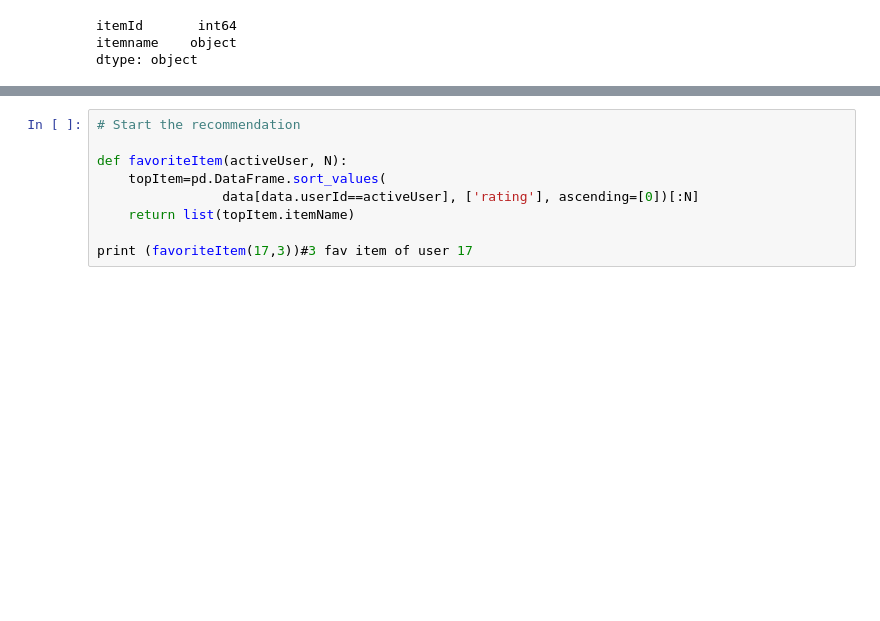
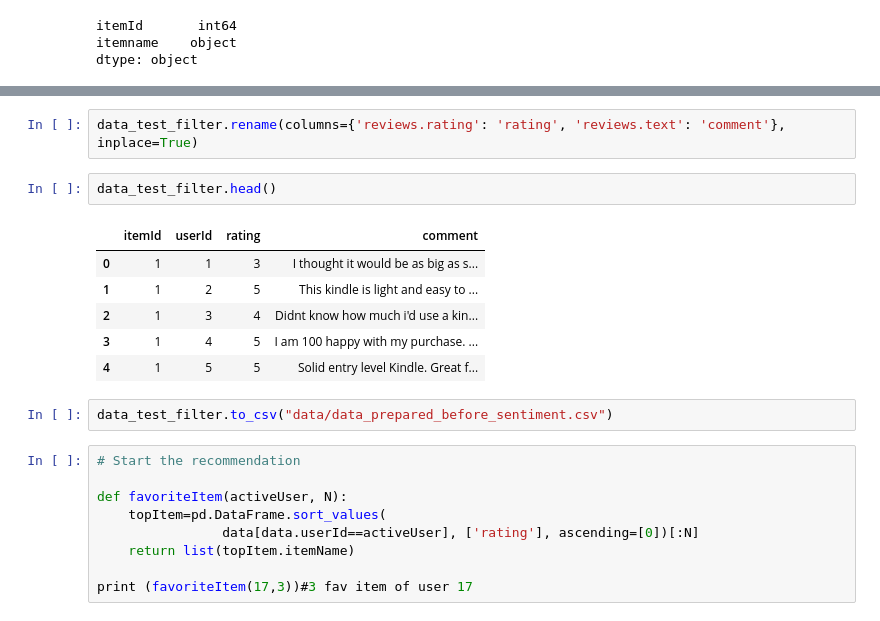
Before and after one commit to deadania14/RecommenderSystem, a Jupyter notebook: data_preprocessing.ipynb, the cells around one changed output, grey strips where cells are left out. Cells and saved outputs as stored; diff of their text form; blank space fills up the shorter version.

Commit message:
prepared 250 dataset

```diff
--- a/data_preprocessing.ipynb
+++ b/data_preprocessing.ipynb
@@ -192,3 +192,16 @@ Name: itemId, Length: 3815, dtype: int64
+# %%
+data_test_filter.rename(columns={'reviews.rating': 'rating', 'reviews.text': 'comment'}, inplace=True)
+# %%
+data_test_filter.head()
+# %% [output]
+|  | itemId | userId | rating | comment |
+| 0 | 1 | 1 | 3 | I thought it would be as big as s... |
+| 1 | 1 | 2 | 5 | This kindle is light and easy to ... |
+| 2 | 1 | 3 | 4 | Didnt know how much i'd use a kin... |
+| 3 | 1 | 4 | 5 | I am 100 happy with my purchase. ... |
+| 4 | 1 | 5 | 5 | Solid entry level Kindle. Great f... |
+# %%
+data_test_filter.to_csv("data/data_prepared_before_sentiment.csv")
 # %%
 # Start the recommendation
 
```
Also changed, not shown: parts of 22 cells of this notebook, 2 other files.
